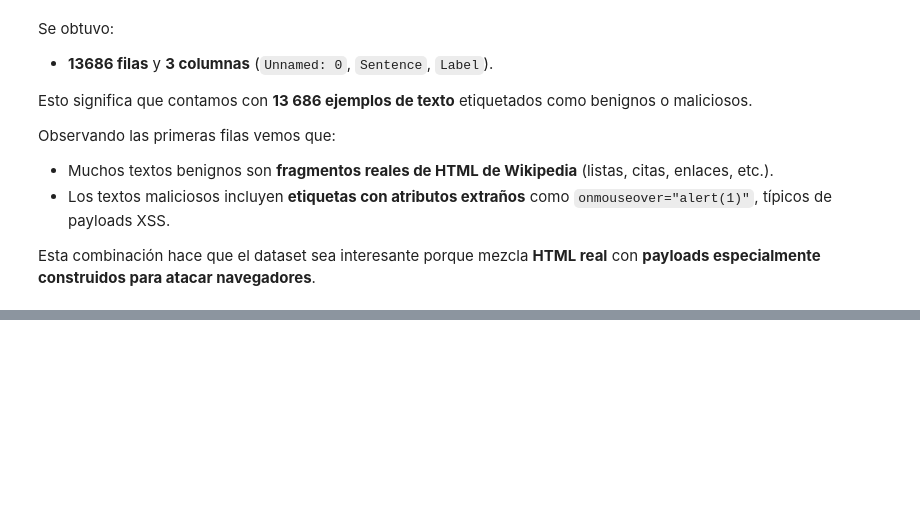
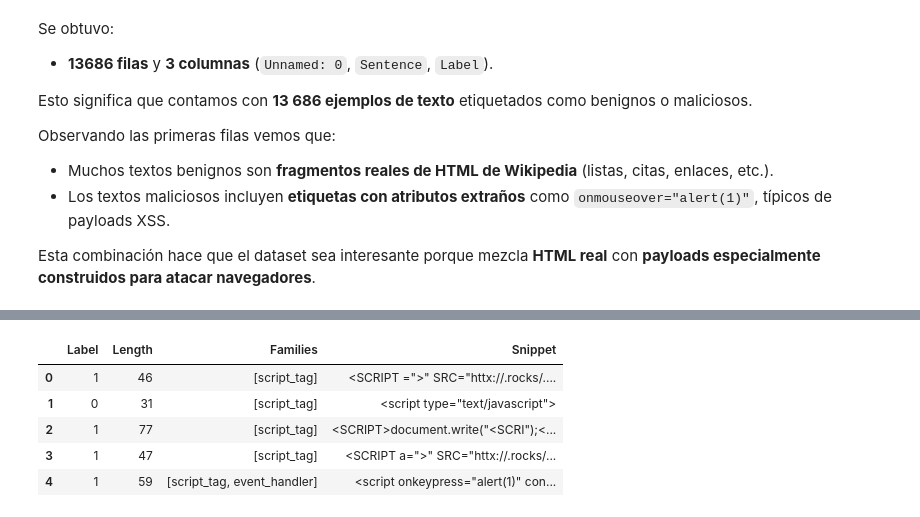
Before and after one commit to AndresJimw/xss-cookie, a Jupyter notebook: notebooks/01_xss_kaggle_eda.ipynb, the cells around one changed output, grey strips where cells are left out. Saved outputs shown, nothing was run; the diff lists cells and outputs as text; code cells hidden in the pictures; blank space fills up the shorter version.

```diff
--- a/notebooks/01_xss_kaggle_eda.ipynb
+++ b/notebooks/01_xss_kaggle_eda.ipynb
@@ -697,12 +130,0 @@ a cada tipo de payload.
-# %%
-def show_samples_by_family(family: str, n: int = 5) -> None:
-    subset = df_patterns[df_patterns["family"] == family]["Sentence"]
-    subset = subset.sample(n=min(n, len(subset)), random_state=42)
-    print(f"\n=== Family: {family} (n={len(subset)}) ===")
-    for s in subset:
-        print("\n---")
-        print(s)
-
-
-for fam in df_patterns["family"].unique():
-    show_samples_by_family(fam, n=5)
@@ -1114,0 +329,72 @@ como **material base para un artículo o reporte técnico sobre mitigación de X
+# %%
+import re
+from IPython.display import display
+
+# Asegurarnos de que df está cargado y limpio
+df_raw = pd.read_csv(DATA_PATH_KAGGLE)
+cols_to_drop = [c for c in df_raw.columns if c.lower().startswith("unnamed")]
+df = df_raw.drop(columns=cols_to_drop)
+
+# Volver a calcular families y n_families si hace falta
+def detect_family(text):
+    t = str(text).lower()
+    families = []
+
+    if "<script" in t or "</script" in t:
+        families.append("script_tag")
+    if re.search(r"on[a-z]+\s*=", t):
+        families.append("event_handler")
+    if "javascript:" in t:
+        families.append("javascript_uri")
+    if "<img" in t:
+        families.append("image_tag")
+    if "<iframe" in t:
+        families.append("iframe_tag")
+    if "<svg" in t:
+        families.append("svg_tag")
+    if "<script" not in t and "<img" not in t and "on" in t and ";" in t:
+        families.append("maybe_polyglot")
+
+    return families if families else ["other"]
+
+df["families"] = df["Sentence"].astype(str).apply(detect_family)
+df["n_families"] = df["families"].apply(len)
+
+# Volver a calcular longitud en caracteres
+df["len_chars"] = df["Sentence"].astype(str).str.len()
+
+# -------- función de ayuda para mostrar ejemplos --------
+def show_samples(df_sub, n=5, max_chars=500):
+    n = min(n, len(df_sub))
+    samples = df_sub.sample(n=n, random_state=42)
+    rows = []
+    for _, row in samples.iterrows():
+        text = str(row["Sentence"])
+        shortened = text[:max_chars] + ("..." if len(text) > max_chars else "")
+        rows.append({
+            "Label": row["Label"],
+            "Length": len(text),
+            "Families": row["families"],
+            "Snippet": shortened
+        })
+    return pd.DataFrame(rows)
+
+print("=== 5 ejemplos aleatorios de cada familia ===")
+
+for fam in ["script_tag", "event_handler", "javascript_uri", "image_tag",
+            "iframe_tag", "svg_tag", "maybe_polyglot", "other"]:
+
+    subset = df[df["families"].apply(lambda lst: fam in lst)]
+    print(f"\n--- {fam} (total={len(subset)}) ---")
+    display(show_samples(subset, n=5))
+
+# Payloads más largos
+print("\n=== 5 payloads más largos del dataset ===")
+longest = df.sort_values("len_chars", ascending=False).head(5)
+display(show_samples(longest, n=5, max_chars=800))
+
+# Ejemplos con múltiples familias
+print("\n=== Ejemplos de payloads con múltiples familias (n_families > 1) ===")
+multi = df[df["n_families"] > 1]
+display(show_samples(multi, n=5, max_chars=500))
+# %% [output]
@@ -1114,0 +404,6 @@ como **material base para un artículo o reporte técnico sobre mitigación de X
+|  | Label | Length | Families | Snippet |
+| 0 | 1 | 46 | [script_tag] | <SCRIPT =">" SRC="httx://.rocks/.... |
+| 1 | 0 | 31 | [script_tag] | <script type="text/javascript"> |
+| 2 | 1 | 77 | [script_tag] | <SCRIPT>document.write("<SCRI");<... |
+| 3 | 1 | 47 | [script_tag] | <SCRIPT a=">" SRC="httx://.rocks/... |
+| 4 | 1 | 59 | [script_tag, event_handler] | <script onkeypress="alert(1)" con... |
```
Also changed, not shown: parts of 37 cells of this notebook, 6 other files.
